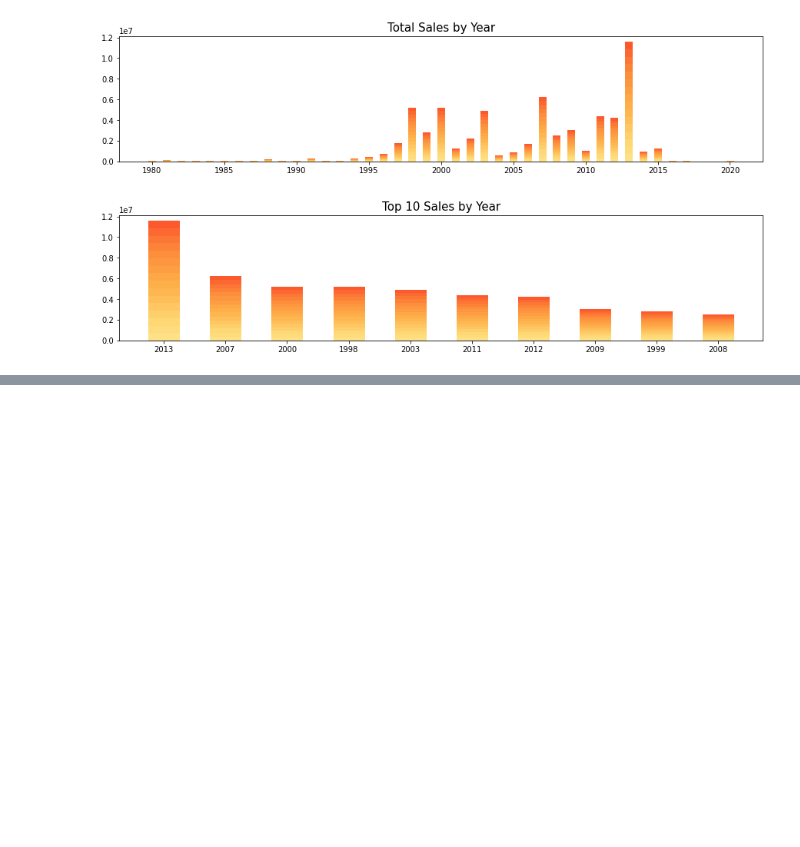
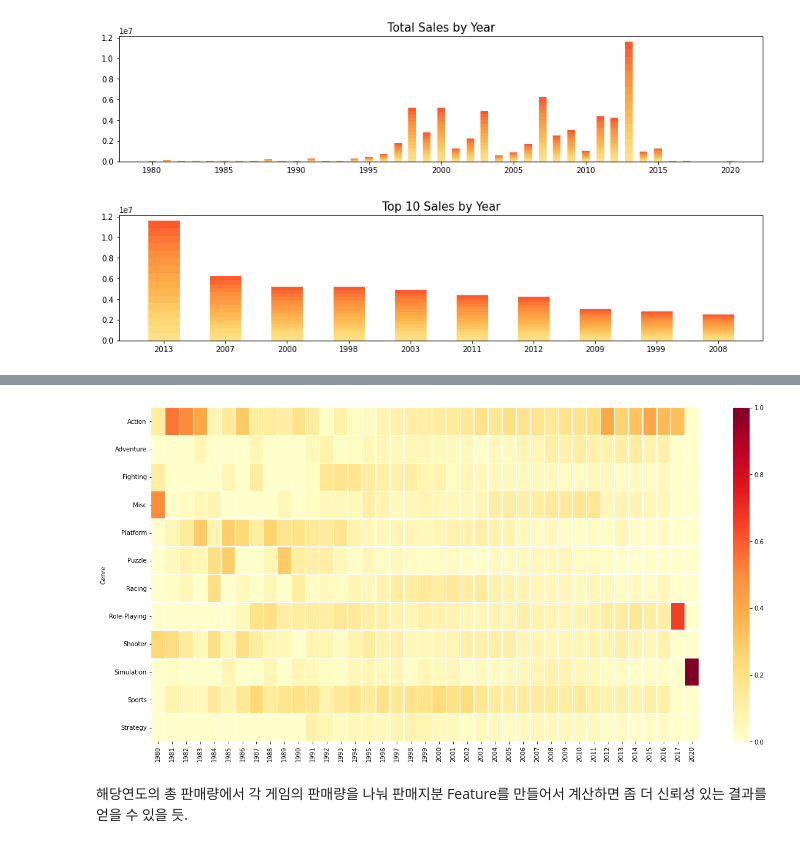
Before and after one commit to sumu97/Data-Science-Cheat-Code, a Jupyter notebook: GameMarket_Analysis.ipynb, the cells around one changed output, grey strips where cells are left out. Drawn from its saved outputs; the diff is of its cells as text; code cells hidden in the pictures; blank space fills up the shorter version.

```diff
--- a/GameMarket_Analysis.ipynb
+++ b/GameMarket_Analysis.ipynb
@@ -247,0 +191,23 @@ ax = sns.heatmap(year_G, linewidths=.5, cmap='YlOrRd');
+# %%
+# year_G 를 리스트로 치환, 평균 및 % 연산 후 되돌리는 함수
+year_G.columns = stringer(year_G.columns) # year_G 컬럼 타입 스트링으로 변경
+
+
+def percent(col):
+  ls = col.values.tolist() # 컬럼 데이터 리스트로 변경
+  #print('ls',ls)
+  nls = [] # 새로운 리스트 하나 만들고
+  for num in ls:  # 리스트의 원소 하나하나 for 문돌려서
+    data = num / np.sum(ls) # 연도에서 몇 % 차지하고 있는지 계산
+    nls.append(data) # 계산된 값을 새로운 리스트에 추가
+  #print('nls=',nls)
+  col = nls # 새로운 리스트를 데이터프레임의 열에 대입
+  return col
+
+for columns in year_G.columns:
+  year_G[columns] = percent(year_G[columns])
+
+plt.figure(figsize=(20,10))
+ax = sns.heatmap(year_G, linewidths=.5, cmap='YlOrRd'); # 극단치가 있어서 예상한것만큼 이쁘게 나오지가 않네 (예상한것 : 연도별로 최대치를 1로, 최소치를 0 으로 잡아 시각화)
+# %% [output]
+[figure, added]
@@ -247,0 +227,2 @@ ax = sns.heatmap(year_G, linewidths=.5, cmap='YlOrRd');
+# %% [markdown]
+해당연도의 총 판매량에서 각 게임의 판매량을 나눠 판매지분 Feature를 만들어서 계산하면 좀 더 신뢰성 있는 결과를 얻을 수 있을 듯.
```
Also changed, not shown: parts of 9 cells of this notebook.
